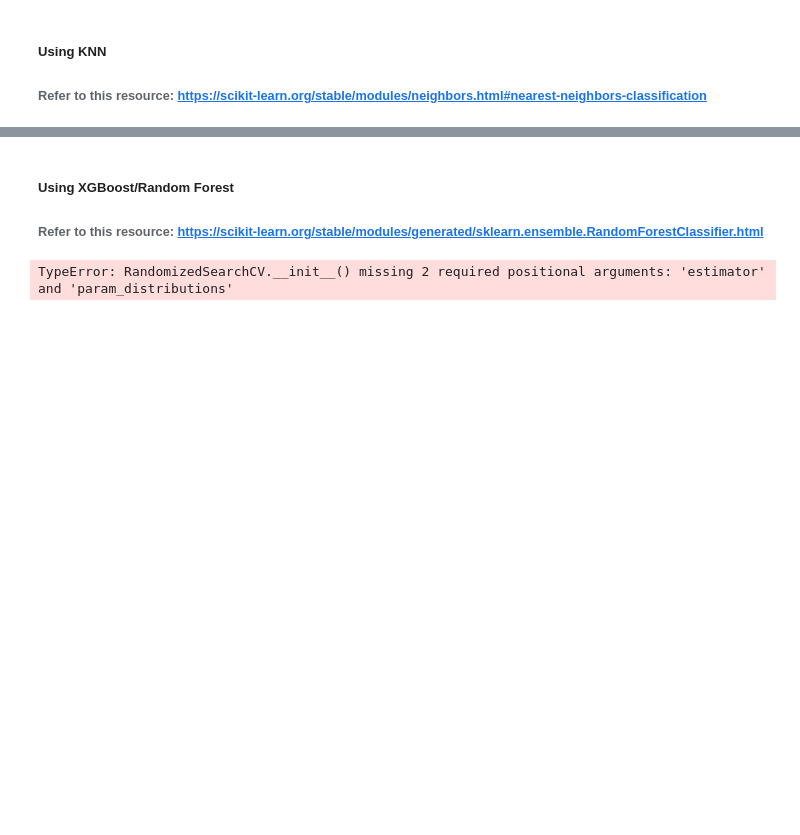
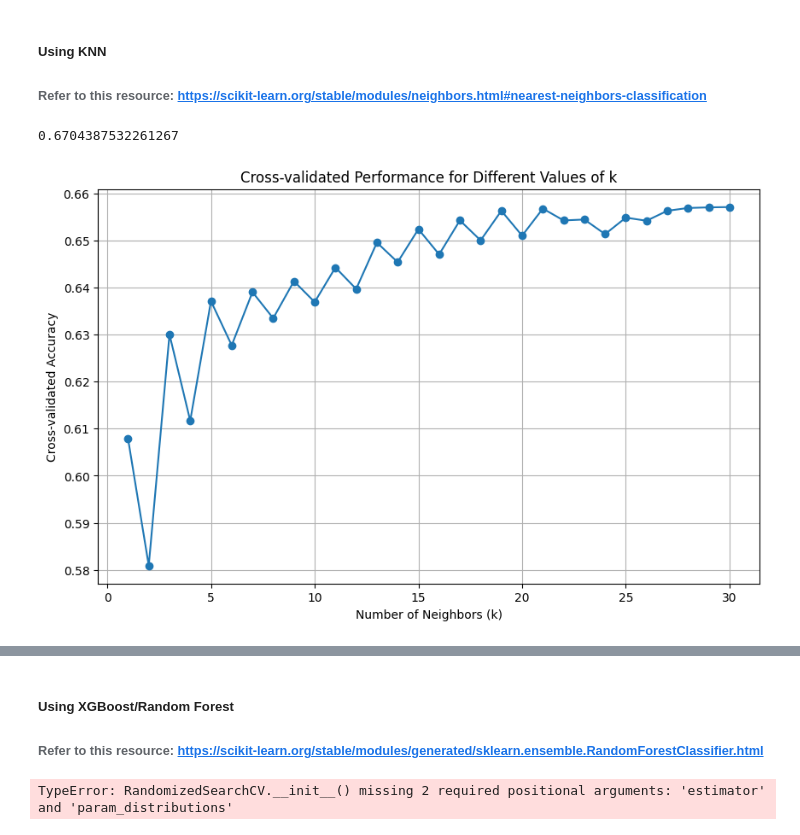
Before and after one commit to jaikasera/daml-hatespeech, a Jupyter notebook: getting_started.ipynb, the cells around one changed output, grey strips where cells are left out. Saved outputs shown, nothing was run; the diff lists cells and outputs as text; code cells hidden in the pictures; blank space fills up the shorter version.

```diff
--- a/getting_started.ipynb
+++ b/getting_started.ipynb
@@ -177,15 +175,23 @@ X_train, X_test, y_train, y_test = train_test_split(feature_matrix, df["label"].
 ###### Refer to this resource: https://scikit-learn.org/stable/modules/neighbors.html#nearest-neighbors-classification
 # %%
 ## TO-DO: Determine initial value of parameters (especially K)
-k = 0
+k = 15
 
 ## TO-DO: determine the best distance computation metric
 candidate_metrics = ['euclidean','cosine','manhattan']
-best_metric = ''
+best_metric = 'cosine'
 # %%
 from sklearn.neighbors import KNeighborsClassifier
 
 ## TO-DO: fit a KNN Classifier with distance metric and K
+knn = KNeighborsClassifier(n_neighbors=k, metric=best_metric)
+knn.fit(X_train, y_train)
+y_pred = knn.predict(X_test)
 # %%
 # TO-DO: calculating accuracy
 from sklearn.metrics import accuracy_score
+
+accuracy = accuracy_score(y_test, y_pred)
+print(accuracy)
+# %% [output]
+0.6704387532261267
@@ -200,0 +198,29 @@ from sklearn.model_selection import cross_val_score
+# %%
+## TO-DO: optimize K with hyperparameter tuning
+## TO-DO: Visualize results to determine best K
+
+import matplotlib.pyplot as plt
+import numpy as np
+from sklearn.model_selection import cross_val_score
+
+k_values = np.arange(1, 31)
+
+cv_scores = []
+
+for k in k_values:
+    knn_classifier = KNeighborsClassifier(n_neighbors=k)
+    scores = cross_val_score(knn_classifier, X_train, y_train, cv=5, scoring='accuracy')
+    cv_scores.append(np.mean(scores))
+
+plt.figure(figsize=(10, 6))
+plt.plot(k_values, cv_scores, marker='o')
+plt.title('Cross-validated Performance for Different Values of k')
+plt.xlabel('Number of Neighbors (k)')
+plt.ylabel('Cross-validated Accuracy')
+plt.grid(True)
+plt.show()
+
+best_k = k_values[np.argmax(cv_scores)]
+print(f"Best k: {best_k}")
+# %% [output]
+[figure, added]
```
Also changed, not shown: parts of 5 cells of this notebook.
